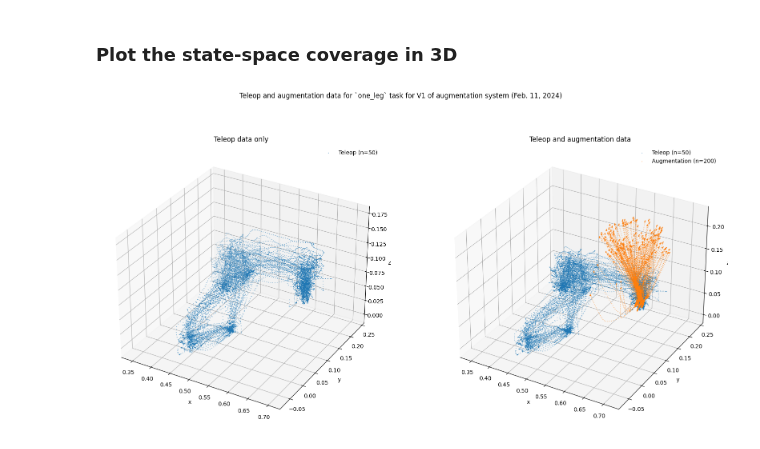
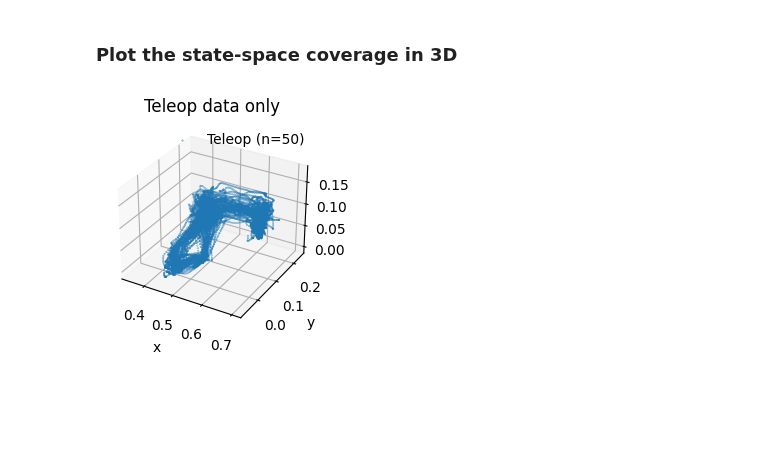
Before and after one commit to ankile/robust-rearrangement, a Jupyter notebook: notebooks/29_la_traj_augment.ipynb, the cells around one changed output. Drawn from its saved outputs; the diff is of its cells as text; code cells hidden in the pictures; blank space fills up the shorter version.

```diff
--- a/notebooks/29_la_traj_augment.ipynb
+++ b/notebooks/29_la_traj_augment.ipynb
@@ -98,36 +106,36 @@ len(skill_teleop), len(pos_teleop), len(pos_aug)
 # %% [markdown]
 ### Plot the state-space coverage in 3D
 # %%
-fig = plt.figure(figsize=(20, 10))
+fig = plt.figure(figsize=(6, 6))
 
 # Add a subplot for teleop data in the left side of the figure
 ax1 = fig.add_subplot(
     121, projection="3d"
 )  # Changed from 111 to 121 for a 1x2 grid, first position
 ax1.scatter(*pos_teleop.T, label=f"Teleop (n={len(ends_teleop)})", s=0.1)
 ax1.legend(frameon=False)
 ax1.set_title("Teleop data only")
 ax1.set_xlabel("x")
 ax1.set_ylabel("y")
 ax1.set_zlabel("z")
 
-# Add a subplot for augmentation data in the right side of the figure
-ax2 = fig.add_subplot(
-    122, projection="3d"
-)  # Changed from 111 to 122 for a 1x2 grid, second position
-ax2.scatter(*pos_teleop.T, label=f"Teleop (n={len(ends_teleop)})", s=0.2, alpha=0.5)
-ax2.scatter(*pos_aug.T, label=f"Augmentation (n={len(ends_aug)})", s=0.2, alpha=0.5)
-ax2.legend(frameon=False)
-ax2.set_title("Teleop and augmentation data")
-ax2.set_xlabel("x")
-ax2.set_ylabel("y")
-ax2.set_zlabel("z")
+# # Add a subplot for augmentation data in the right side of the figure
+# ax2 = fig.add_subplot(
+#     122, projection="3d"
+# )  # Changed from 111 to 122 for a 1x2 grid, second position
+# ax2.scatter(*pos_teleop.T, label=f"Teleop (n={len(ends_teleop)})", s=0.2, alpha=0.5)
+# ax2.scatter(*pos_aug.T, label=f"Augmentation (n={len(ends_aug)})", s=0.2, alpha=0.5)
+# ax2.legend(frameon=False)
+# ax2.set_title("Teleop and augmentation data")
+# ax2.set_xlabel("x")
+# ax2.set_ylabel("y")
+# ax2.set_zlabel("z")
 
-# Title for the whole figure
-fig.suptitle(
-    "Teleop and augmentation data for `one_leg` task for V1 of augmentation system (Feb. 11, 2024)"
-)
+# # Title for the whole figure
+# fig.suptitle(
+#     "Teleop and augmentation data for `one_leg` task for V2 of augmentation system (Feb. 14, 2024)"
+# )
 
 plt.show()
 # %% [output]
-[figure, old version]
+[figure, new version]
```
Also changed, not shown: parts of 6 cells of this notebook, 7 other files.
